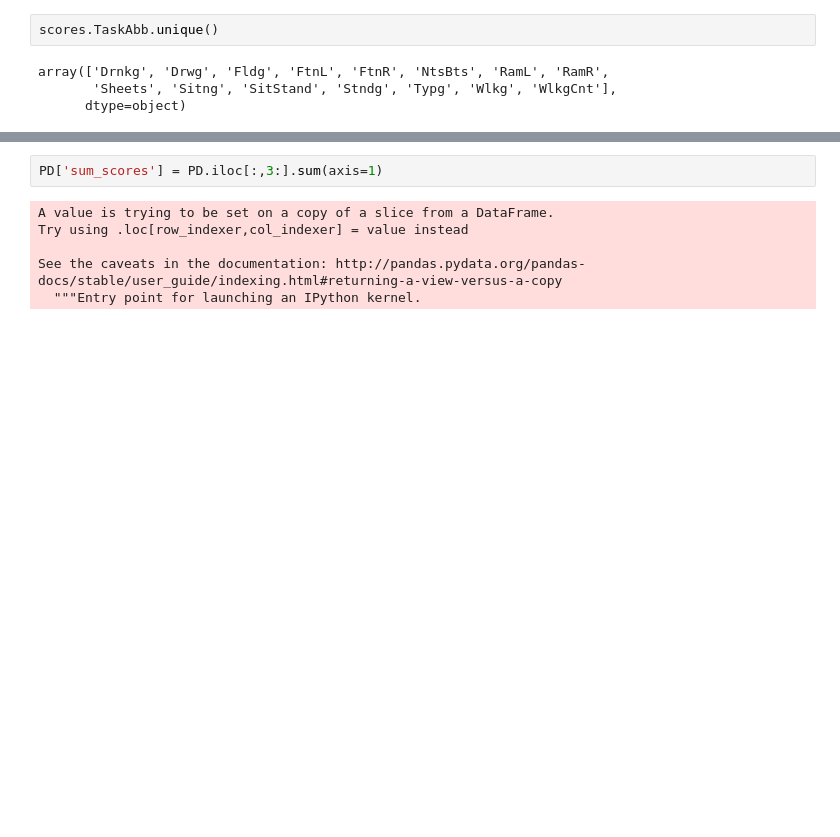
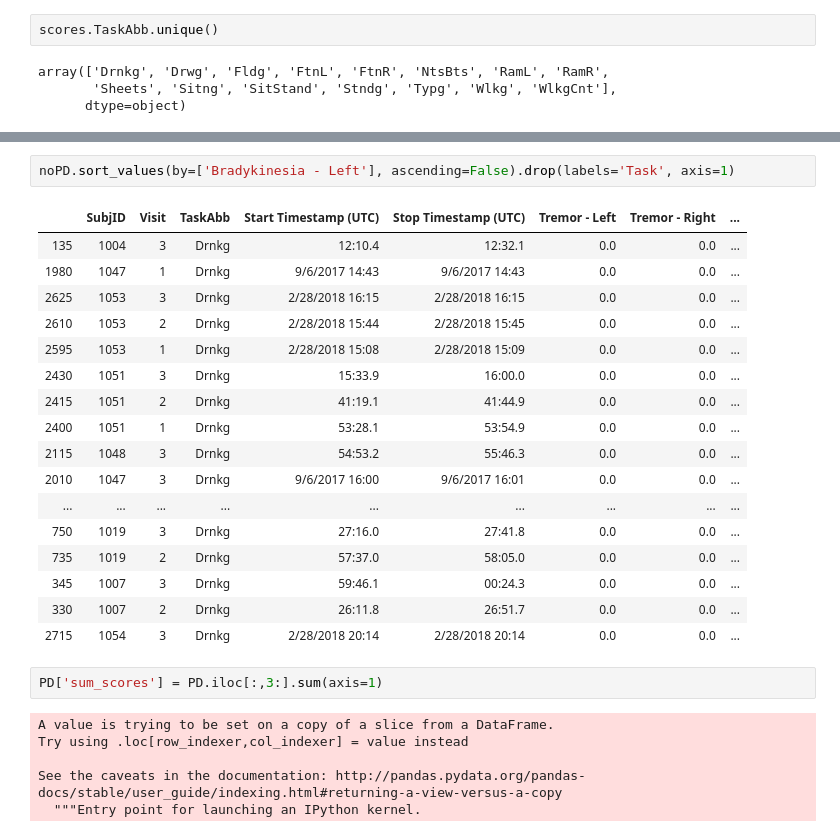
Before and after one commit to Luke3D/PD_PoseEstimation, a Jupyter notebook: Code/ScoresDistr.ipynb, the cells around one changed output, grey strips where cells are left out. Drawn from its saved outputs; the diff is of its cells as text; blank space fills up the shorter version.

```diff
--- a/Code/ScoresDistr.ipynb
+++ b/Code/ScoresDistr.ipynb
@@ -86,3 +138,23 @@ no symptoms [1003 1004 1007 1009 1018 1019 1023 1024 1029 1030 1039 1043 1046 10
+# %%
+noPD.sort_values(by=['Bradykinesia - Left'], ascending=False).drop(labels='Task', axis=1)
+# %% [output]
+|  | SubjID | Visit | TaskAbb | Start Timestamp (UTC) | Stop Timestamp (UTC) | Tremor - Left | Tremor - Right | ... |
+| 135 | 1004 | 3 | Drnkg | 12:10.4 | 12:32.1 | 0.0 | 0.0 | ... |
+| 1980 | 1047 | 1 | Drnkg | 9/6/2017 14:43 | 9/6/2017 14:43 | 0.0 | 0.0 | ... |
+| 2625 | 1053 | 3 | Drnkg | 2/28/2018 16:15 | 2/28/2018 16:15 | 0.0 | 0.0 | ... |
+| 2610 | 1053 | 2 | Drnkg | 2/28/2018 15:44 | 2/28/2018 15:45 | 0.0 | 0.0 | ... |
+| 2595 | 1053 | 1 | Drnkg | 2/28/2018 15:08 | 2/28/2018 15:09 | 0.0 | 0.0 | ... |
+| 2430 | 1051 | 3 | Drnkg | 15:33.9 | 16:00.0 | 0.0 | 0.0 | ... |
+| 2415 | 1051 | 2 | Drnkg | 41:19.1 | 41:44.9 | 0.0 | 0.0 | ... |
+| 2400 | 1051 | 1 | Drnkg | 53:28.1 | 53:54.9 | 0.0 | 0.0 | ... |
+| 2115 | 1048 | 3 | Drnkg | 54:53.2 | 55:46.3 | 0.0 | 0.0 | ... |
+| 2010 | 1047 | 3 | Drnkg | 9/6/2017 16:00 | 9/6/2017 16:01 | 0.0 | 0.0 | ... |
+| ... | ... | ... | ... | ... | ... | ... | ... | ... |
+| 750 | 1019 | 3 | Drnkg | 27:16.0 | 27:41.8 | 0.0 | 0.0 | ... |
+| 735 | 1019 | 2 | Drnkg | 57:37.0 | 58:05.0 | 0.0 | 0.0 | ... |
+| 345 | 1007 | 3 | Drnkg | 59:46.1 | 00:24.3 | 0.0 | 0.0 | ... |
+| 330 | 1007 | 2 | Drnkg | 26:11.8 | 26:51.7 | 0.0 | 0.0 | ... |
+| 2715 | 1054 | 3 | Drnkg | 2/28/2018 20:14 | 2/28/2018 20:14 | 0.0 | 0.0 | ... |
 # %%
 PD['sum_scores'] = PD.iloc[:,3:].sum(axis=1)
 # %% [output]
```
Also changed, not shown: parts of 10 cells of this notebook, 2 other files.
